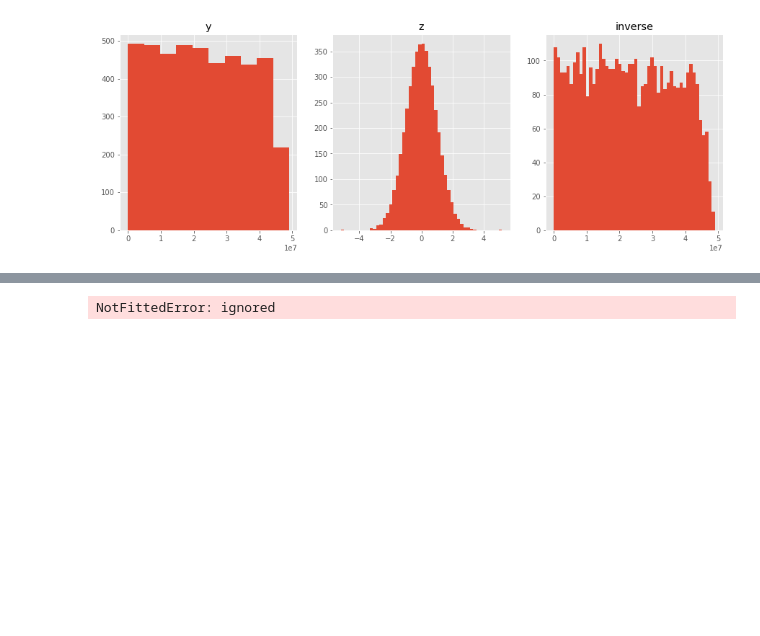
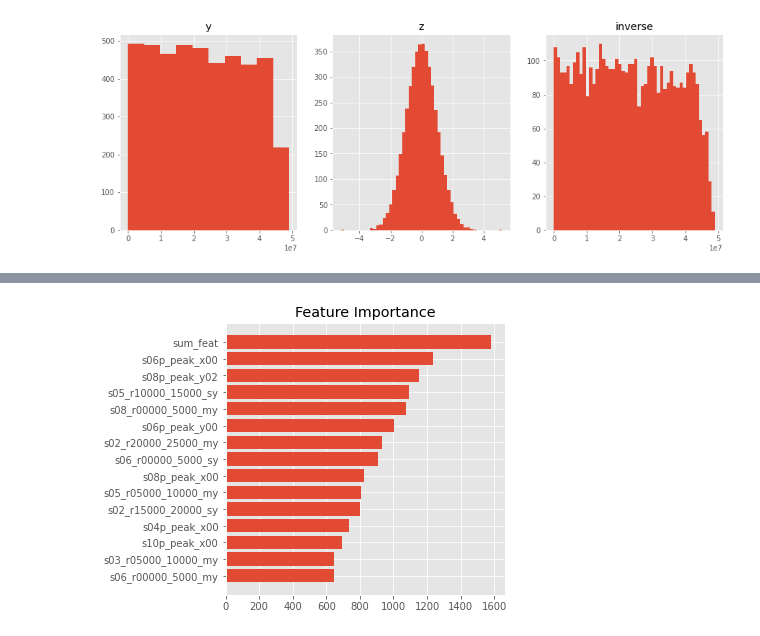
Before and after one commit to RvsL/kaggle, a Jupyter notebook: eruptions2.ipynb, the cells around one changed output, grey strips where cells are left out. Drawn from its saved outputs; the diff is of its cells as text; code cells hidden in the pictures; blank space fills up the shorter version.

```diff
--- a/eruptions2.ipynb
+++ b/eruptions2.ipynb
@@ -232,15 +269,15 @@ ImportError: ignored
 # %%
 importances = model.feature_importances_
 
 target_results = pd.DataFrame(importances, columns=[target])
-target_results['feature'] = X_train.columns
+target_results['feature'] = trn_x.columns
 
 t = target_results.sort_values(by = target)
 t = t.tail(15)
 
 plt.figure(figsize=(5, 5))
 plt.title('Feature Importance')
 plt.barh(t['feature'], t[target])
 plt.show()
 # %% [output]
-NotFittedError: ignored
+[figure, added]
```
Also changed, not shown: parts of 11 cells of this notebook.
